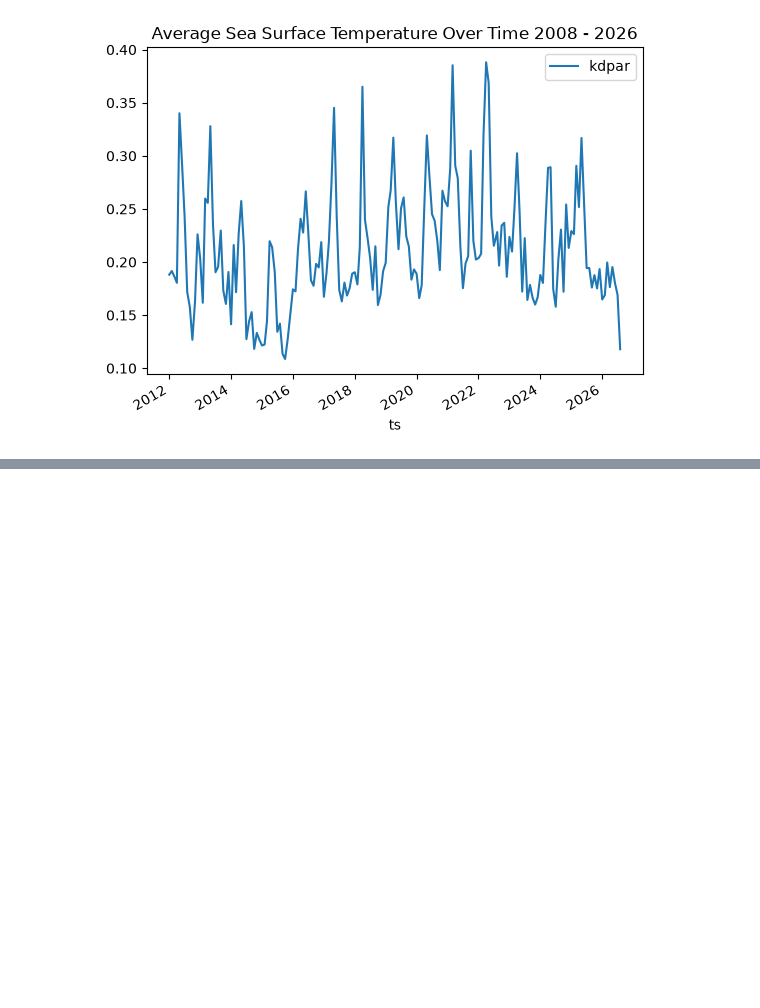
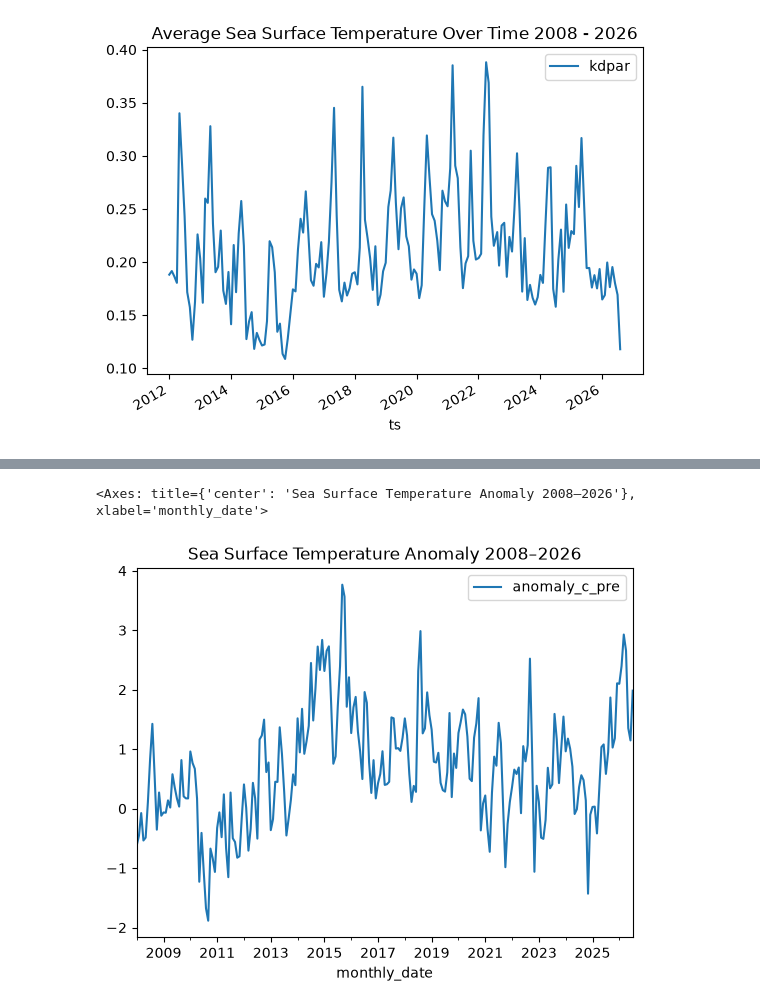
Before and after one commit to EmmaBucket/398_ocean, a Jupyter notebook: Analysis/plots.ipynb, the cells around one changed output, grey strips where cells are left out. Cells and saved outputs as stored; diff of their text form; code cells hidden in the pictures; blank space fills up the shorter version.

```diff
--- a/Analysis/plots.ipynb
+++ b/Analysis/plots.ipynb
@@ -54,3 +68,5 @@ want to look at the new data from sst and the photo dataset
 sst =  con.execute("SELECT * FROM 'sst'").df()
 # %%
 photo =  con.execute("SELECT * FROM 'photo'").df()
+# %%
+sst_anomaly =  con.execute("SELECT * FROM 'sst_anomaly'").df()
@@ -77,0 +132,13 @@ photo_average_by_date.plot(x="ts", y="kdpar", kind="line", title="Average Sea Su
+# %%
+df = con.sql("""
+    SELECT monthly_date, avg(anomaly_c_pre) AS anomaly_c_pre
+    FROM sst_anomaly
+    GROUP BY monthly_date
+    ORDER BY monthly_date
+""").df()
+
+df.plot(x="monthly_date", y="anomaly_c_pre", kind="line",
+        title="Sea Surface Temperature Anomaly 2008–2026")
+# %% [output]
+<Axes: title={'center': 'Sea Surface Temperature Anomaly 2008–2026'}, xlabel='monthly_date'>
+[figure, added]
```
Also changed, not shown: parts of 41 cells of this notebook.
